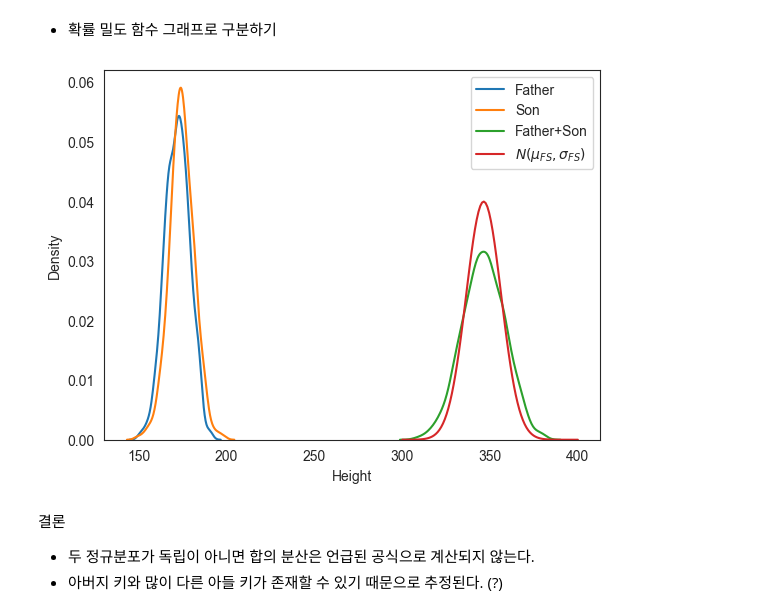
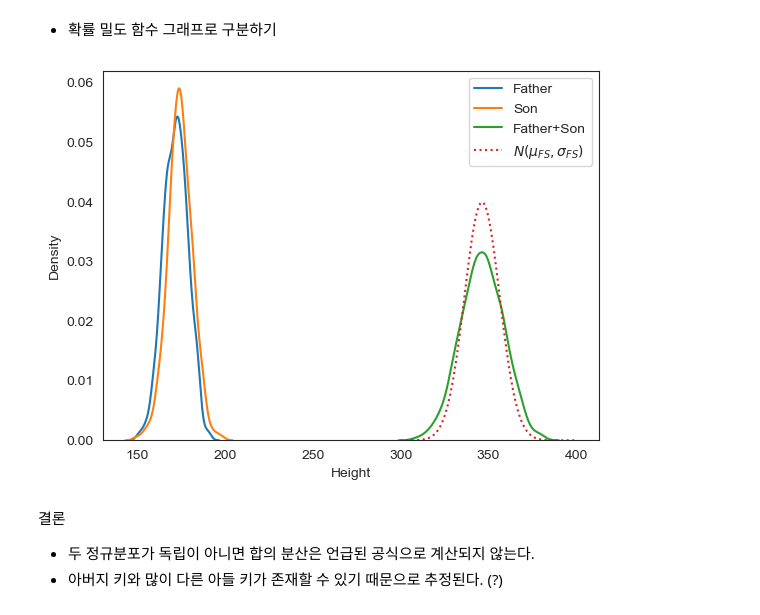
Before and after one commit to codingalzi/DataSci, a Jupyter notebook: jupyter-book/_build/jupyter_execute/sampling_distribution.ipynb, the cells around one changed output. Drawn from its saved outputs; the diff is of its cells as text; code cells hidden in the pictures.

```diff
--- a/jupyter-book/_build/jupyter_execute/sampling_distribution.ipynb
+++ b/jupyter-book/_build/jupyter_execute/sampling_distribution.ipynb
@@ -408,25 +422,25 @@ X_FS = norm(mu_FS, sigma_FS)
 # %%
 fig, ax = plt.subplots()
 
 # KDE 기법으로 계산된 확률 밀도 함수 그래프
 # 아버지 키의 정규분포
 sns.kdeplot(ax=ax, data=pearson['Father'], label='Father')
 # 아들 키의 정규분포
 sns.kdeplot(ax=ax, data=pearson['Son'], label='Son')
 # (아버지 키+아들 키)의 실제 분포: 정규분포 아님
 sns.kdeplot(ax=ax, data=pearson['Father+Son'], label='Father+Son')
 
 # (아버지 키+아들 키)의 이론적 정규분포
 x = np.linspace(300, 400, 100)
-ax.plot(x, X_FS.pdf(x), label=r'$N(\mu_{FS}, \sigma_{FS})$')
+ax.plot(x, X_FS.pdf(x), linestyle=':', label=r'$N(\mu_{FS}, \sigma_{FS})$')
 
 ax.set_xlabel('Height')
 ax.set_ylabel('Density')
 
 ax.legend()
 plt.show()
 # %% [output]
-[figure, old version]
+[figure, new version]
 # %% [markdown]
 결론
 
```
Also changed, not shown: parts of 20 cells of this notebook, 13 other files.
